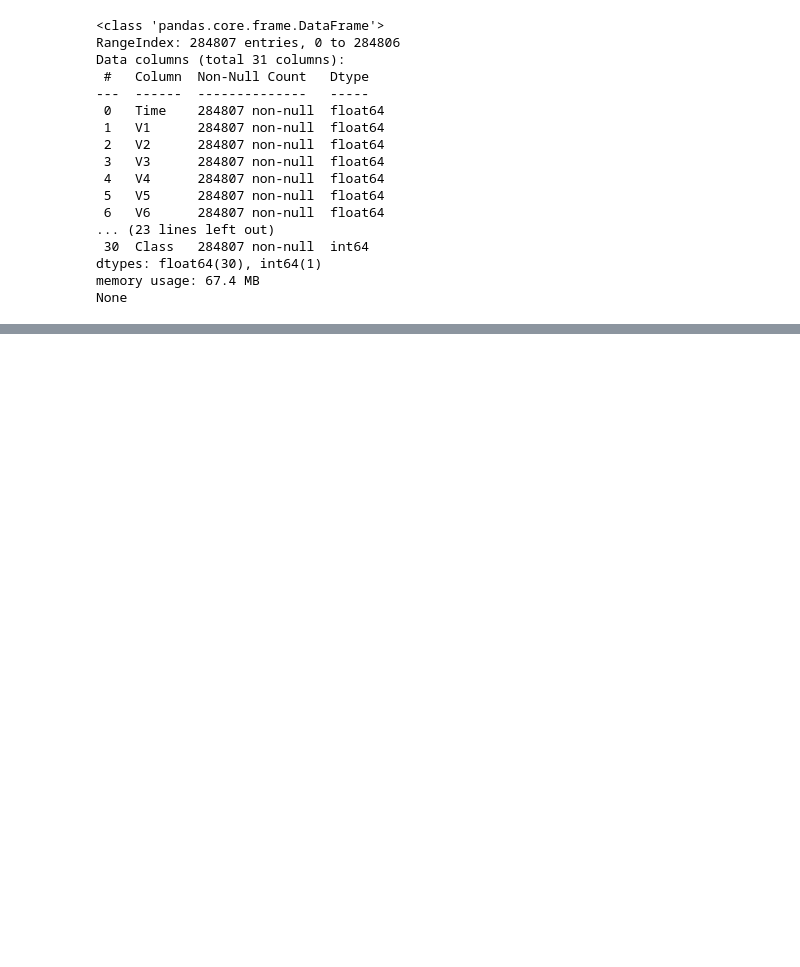
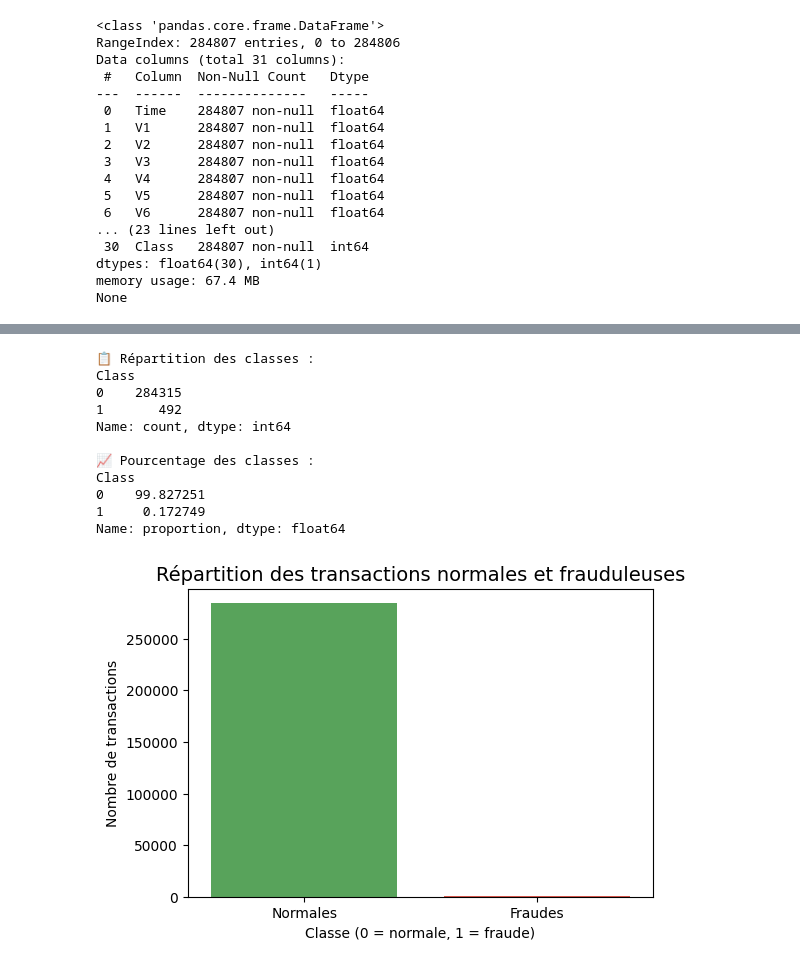
Before and after one commit to yann200/Credit-card-fraud-detection, a Jupyter notebook: notebook/fraud_detection.ipynb, the cells around one changed output, grey strips where cells are left out. Saved outputs shown, nothing was run; the diff lists cells and outputs as text; code cells hidden in the pictures; blank space fills up the shorter version.

```diff
--- a/notebook/fraud_detection.ipynb
+++ b/notebook/fraud_detection.ipynb
@@ -52,5 +61,5 @@ warnings.filterwarnings("ignore")
 # %%
-card_df = pd.read_csv("data/creditcard.csv")
+card_df = pd.read_csv("/kaggle/input/creditcardfraud/creditcard.csv")
 card_df.head()
 # %% [output]
 |  | Time | V1 | V2 | V3 | V4 | V5 | V6 | V7 | V8 | V9 | ... | ... |
@@ -107,0 +128,33 @@ display(card_df.describe())
+# %%
+class_counts = card_df['Class'].value_counts()
+
+# Pourcentage de chaque classe
+class_percent = card_df['Class'].value_counts(normalize=True) * 100
+
+# Affichage des résultats
+print("📋 Répartition des classes :")
+print(class_counts)
+print("\n📈 Pourcentage des classes :")
+print(class_percent)
+
+# Visualisation graphique
+plt.figure(figsize=(6,4))
+sns.barplot(x=class_counts.index, y=class_counts.values, palette=['#4CAF50','#F44336'])
+plt.title("Répartition des transactions normales et frauduleuses", fontsize=14)
+plt.xlabel("Classe (0 = normale, 1 = fraude)")
+plt.ylabel("Nombre de transactions")
+plt.xticks([0, 1], ["Normales", "Fraudes"])
+plt.show()
+# %% [output]
+📋 Répartition des classes :
+Class
+0    284315
+1       492
+Name: count, dtype: int64
+
+📈 Pourcentage des classes :
+Class
+0    99.827251
+1     0.172749
+Name: proportion, dtype: float64
+[figure, added]
```
Also changed, not shown: parts of 34 cells of this notebook, 1 other file.
